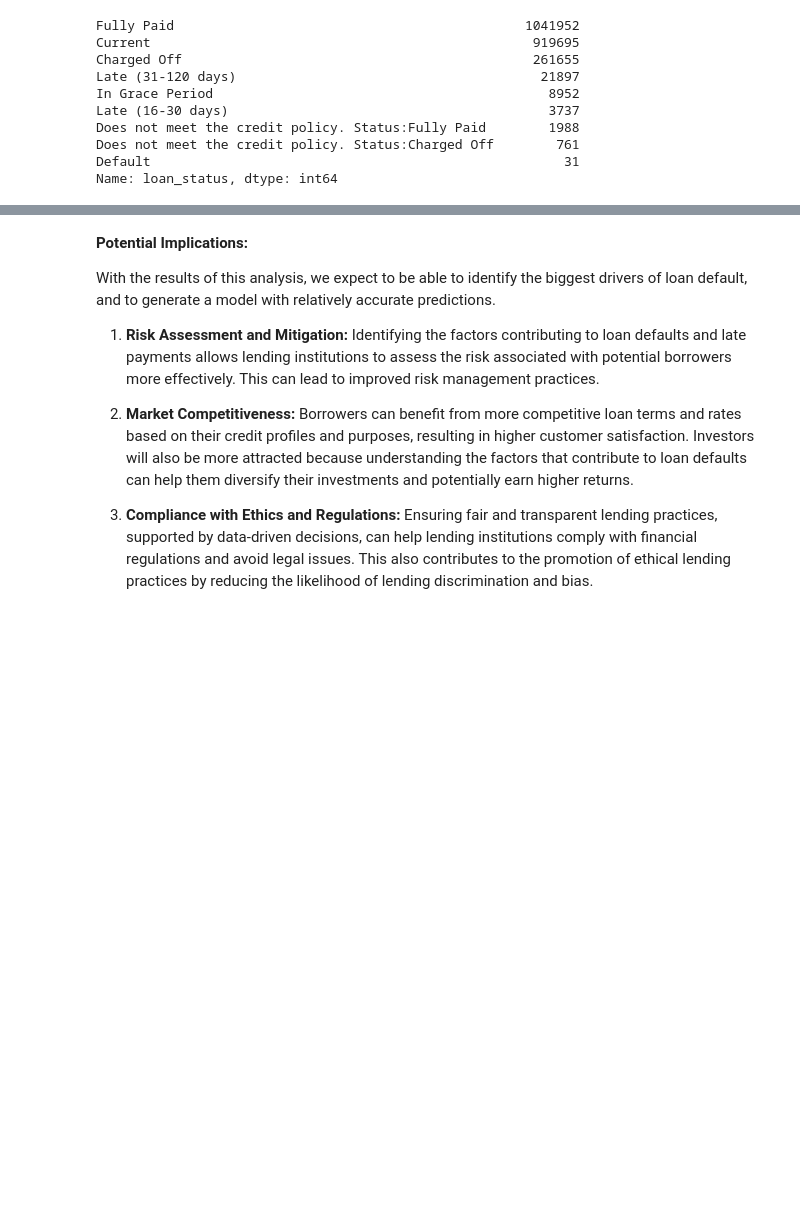
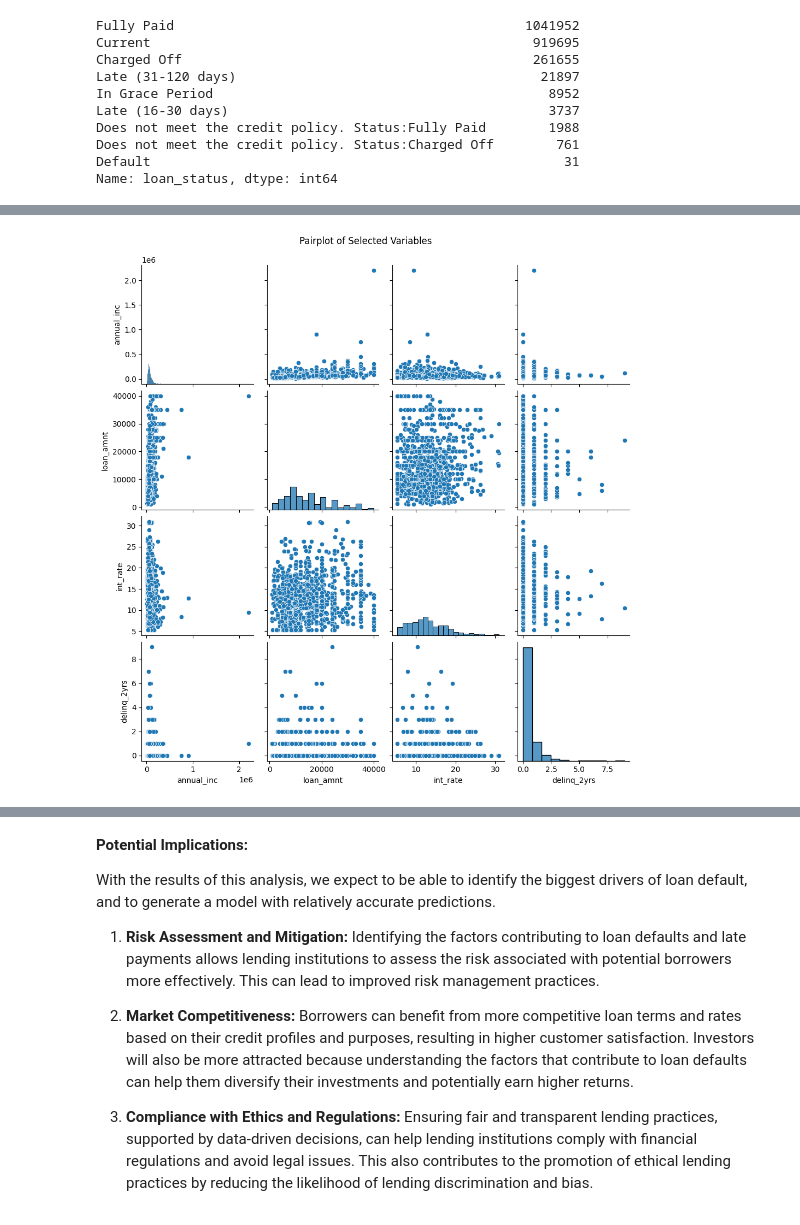
Before and after one commit to victor-floriano/ba-810-team-project, a Jupyter notebook: ba810-group1-project-proposal.ipynb, the cells around one changed output, grey strips where cells are left out. Drawn from its saved outputs; the diff is of its cells as text; code cells hidden in the pictures; blank space fills up the shorter version.

```diff
--- a/ba810-group1-project-proposal.ipynb
+++ b/ba810-group1-project-proposal.ipynb
@@ -75,0 +82,12 @@ loan_df.describe() #EDIT THIS TO CONTAIN ONLY A FEW VARIABLES
+# %%
+#For the pairplot we had to select a smaller set of the database because
+#using the entire dataset was making colab run out of RAM, so here we added
+#the pairplot as an example of what we intend to do. In our project we will either
+#use google cloud or work wil a smaller set of the original dataset.
+loan_sample = loan_df[['annual_inc', 'loan_amnt', 'int_rate',\
+                       'delinq_2yrs']].sample(1000, replace=False)
+
+pairplot = sns.pairplot(loan_sample)
+pairplot.fig.suptitle('Pairplot of Selected Variables', y=1.02);
+# %% [output]
+[figure, added]
```
Also changed, not shown: parts of 7 cells of this notebook, 1 other file.
